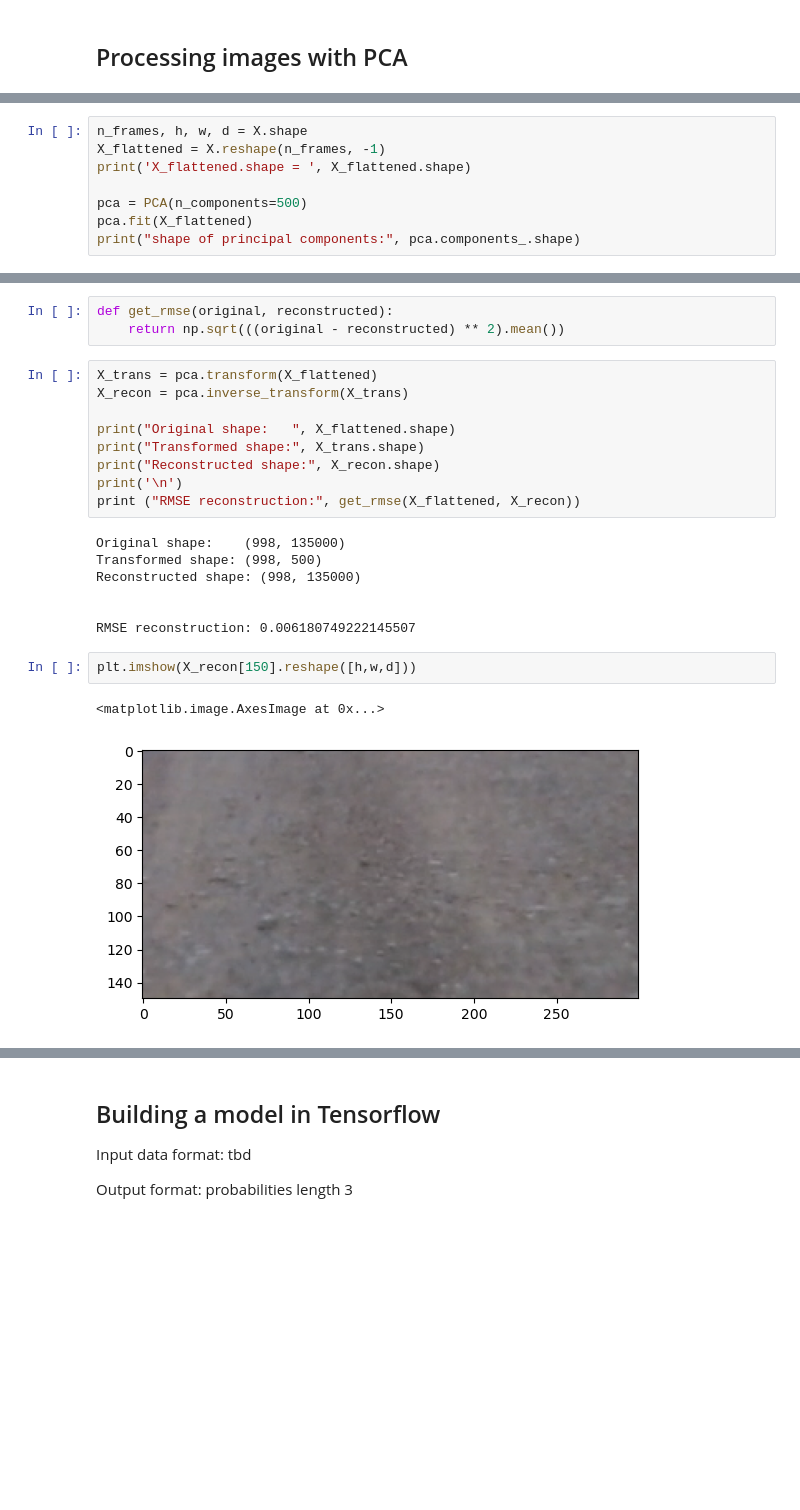
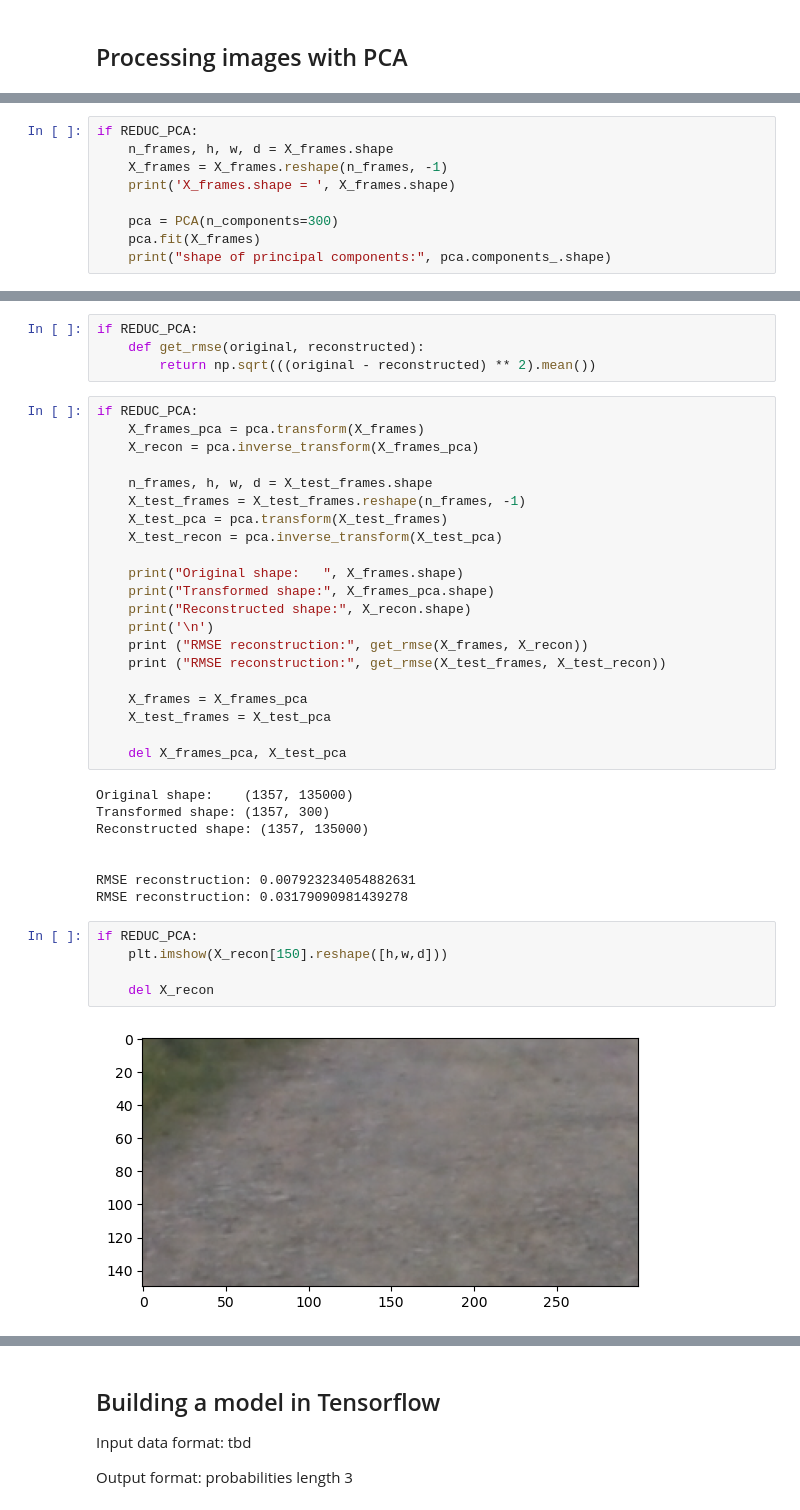
Before and after one commit to mx956/EECE568_ML_PVS_Project, a Jupyter notebook: Road_Surface_Type_Classification/road_classification_Matt.ipynb, the cells around one changed output, grey strips where cells are left out. Cells and saved outputs as stored; diff of their text form; blank space fills up the shorter version.

```diff
--- a/Road_Surface_Type_Classification/road_classification_Matt.ipynb
+++ b/Road_Surface_Type_Classification/road_classification_Matt.ipynb
@@ -311,9 +528,10 @@ from sklearn.decomposition import PCA
 # %%
-n_frames, h, w, d = X.shape
-X_flattened = X.reshape(n_frames, -1)
-print('X_flattened.shape = ', X_flattened.shape)
+if REDUC_PCA:
+    n_frames, h, w, d = X_frames.shape
+    X_frames = X_frames.reshape(n_frames, -1)
+    print('X_frames.shape = ', X_frames.shape)
 
-pca = PCA(n_components=500)
-pca.fit(X_flattened)
-print("shape of principal components:", pca.components_.shape)
+    pca = PCA(n_components=300)
+    pca.fit(X_frames)
+    print("shape of principal components:", pca.components_.shape)
 # %% [output]
@@ -331,25 +550,41 @@ plt.imshow(pca.components_[0].reshape([h,w,d]))
 [figure]
 # %%
-def get_rmse(original, reconstructed):
-    return np.sqrt(((original - reconstructed) ** 2).mean())
+if REDUC_PCA:
+    def get_rmse(original, reconstructed):
+        return np.sqrt(((original - reconstructed) ** 2).mean())
 # %%
-X_trans = pca.transform(X_flattened)
-X_recon = pca.inverse_transform(X_trans)
+if REDUC_PCA:
+    X_frames_pca = pca.transform(X_frames)
+    X_recon = pca.inverse_transform(X_frames_pca)
 
-print("Original shape:   ", X_flattened.shape)
-print("Transformed shape:", X_trans.shape)
-print("Reconstructed shape:", X_recon.shape)
-print('\n')
-print ("RMSE reconstruction:", get_rmse(X_flattened, X_recon))
+    n_frames, h, w, d = X_test_frames.shape
+    X_test_frames = X_test_frames.reshape(n_frames, -1)
+    X_test_pca = pca.transform(X_test_frames)
+    X_test_recon = pca.inverse_transform(X_test_pca)
+
+    print("Original shape:   ", X_frames.shape)
+    print("Transformed shape:", X_frames_pca.shape)
+    print("Reconstructed shape:", X_recon.shape)
+    print('\n')
+    print ("RMSE reconstruction:", get_rmse(X_frames, X_recon))
+    print ("RMSE reconstruction:", get_rmse(X_test_frames, X_test_recon))
+
+    X_frames = X_frames_pca
+    X_test_frames = X_test_pca
+
+    del X_frames_pca, X_test_pca
 # %% [output]
-Original shape:    (998, 135000)
-Transformed shape: (998, 500)
-Reconstructed shape: (998, 135000)
+Original shape:    (1357, 135000)
+Transformed shape: (1357, 300)
+Reconstructed shape: (1357, 135000)
 
 
-RMSE reconstruction: 0.006180749222145507
+RMSE reconstruction: 0.007923234054882631
+RMSE reconstruction: 0.03179090981439278
 # %%
-plt.imshow(X_recon[150].reshape([h,w,d]))
+if REDUC_PCA:
+    plt.imshow(X_recon[150].reshape([h,w,d]))
+
+    del X_recon
 # %% [output]
-<matplotlib.image.AxesImage at 0x...>
-[figure, old version]
+[figure, new version]
```
Also changed, not shown: parts of 38 cells of this notebook.
